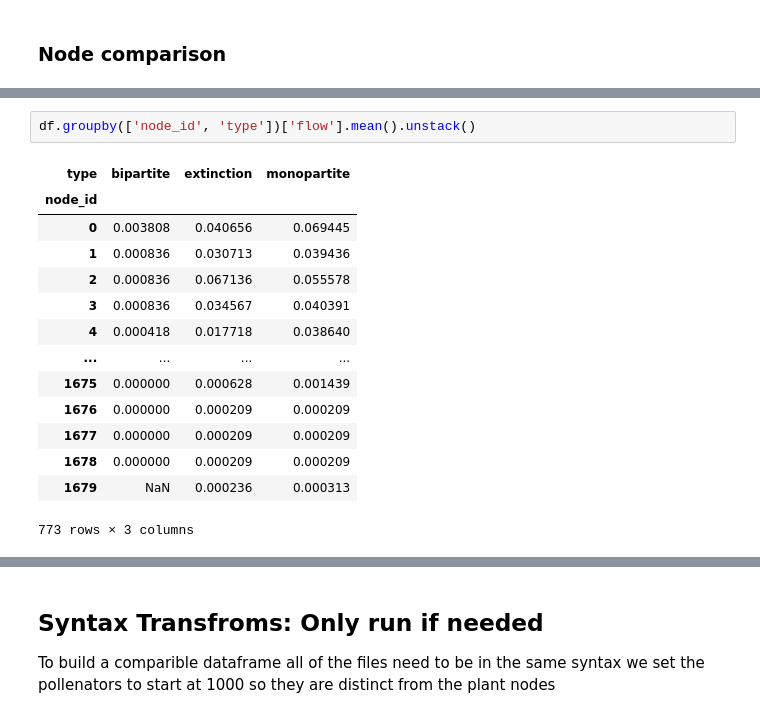
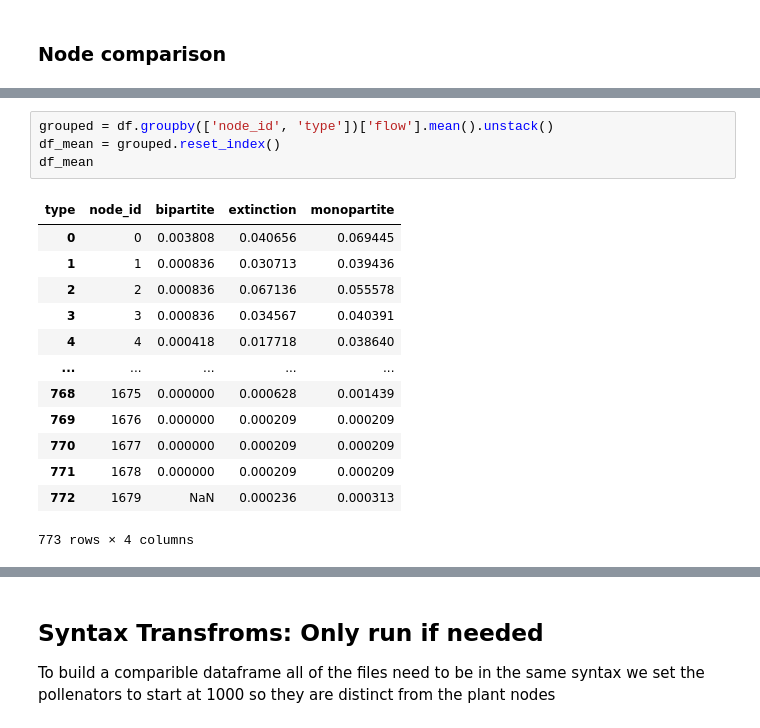
Before and after one commit to jjackson1994/Infomap_for_Ashu_Forest_Pollination_Network, a Jupyter notebook: FlowAnalysis.ipynb, the cells around one changed output, grey strips where cells are left out. Drawn from its saved outputs; the diff is of its cells as text.

```diff
--- a/FlowAnalysis.ipynb
+++ b/FlowAnalysis.ipynb
@@ -186,17 +203,18 @@ df[df['node_id']==4]
 # %%
-df.groupby(['node_id', 'type'])['flow'].mean().unstack()
+grouped = df.groupby(['node_id', 'type'])['flow'].mean().unstack()
+df_mean = grouped.reset_index()
+df_mean
 # %% [output]
-| type | bipartite | extinction | monopartite |
-| node_id |  |  |  |
-| 0 | 0.003808 | 0.040656 | 0.069445 |
-| 1 | 0.000836 | 0.030713 | 0.039436 |
-| 2 | 0.000836 | 0.067136 | 0.055578 |
-| 3 | 0.000836 | 0.034567 | 0.040391 |
-| 4 | 0.000418 | 0.017718 | 0.038640 |
-| ... | ... | ... | ... |
-| 1675 | 0.000000 | 0.000628 | 0.001439 |
-| 1676 | 0.000000 | 0.000209 | 0.000209 |
-| 1677 | 0.000000 | 0.000209 | 0.000209 |
-| 1678 | 0.000000 | 0.000209 | 0.000209 |
-| 1679 | NaN | 0.000236 | 0.000313 |
+| type | node_id | bipartite | extinction | monopartite |
+| 0 | 0 | 0.003808 | 0.040656 | 0.069445 |
+| 1 | 1 | 0.000836 | 0.030713 | 0.039436 |
+| 2 | 2 | 0.000836 | 0.067136 | 0.055578 |
+| 3 | 3 | 0.000836 | 0.034567 | 0.040391 |
+| 4 | 4 | 0.000418 | 0.017718 | 0.038640 |
+| ... | ... | ... | ... | ... |
+| 768 | 1675 | 0.000000 | 0.000628 | 0.001439 |
+| 769 | 1676 | 0.000000 | 0.000209 | 0.000209 |
+| 770 | 1677 | 0.000000 | 0.000209 | 0.000209 |
+| 771 | 1678 | 0.000000 | 0.000209 | 0.000209 |
+| 772 | 1679 | NaN | 0.000236 | 0.000313 |
-773 rows × 3 columns
+773 rows × 4 columns
```
Also changed, not shown: parts of 14 cells of this notebook.
